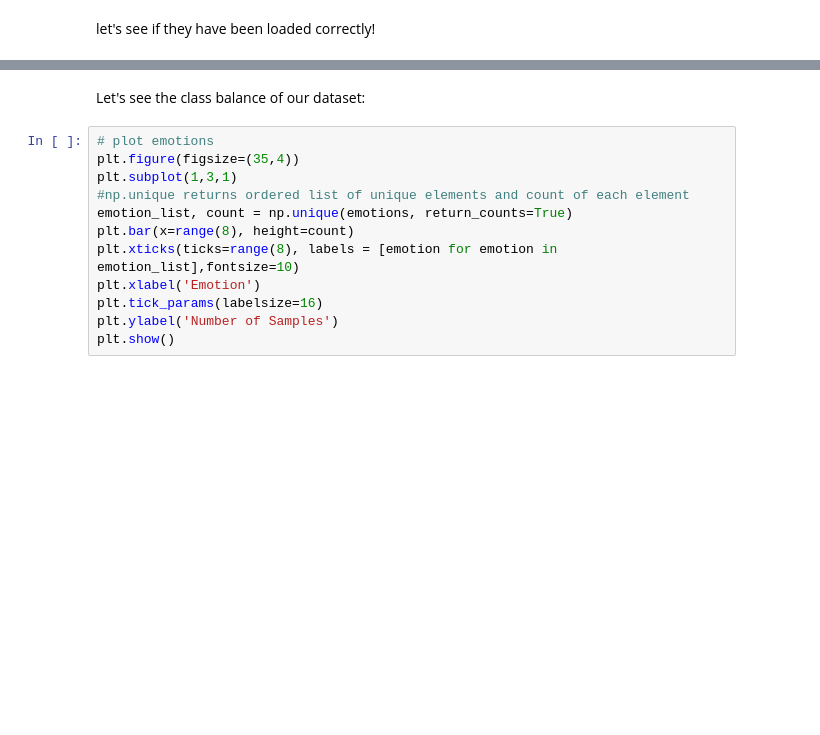
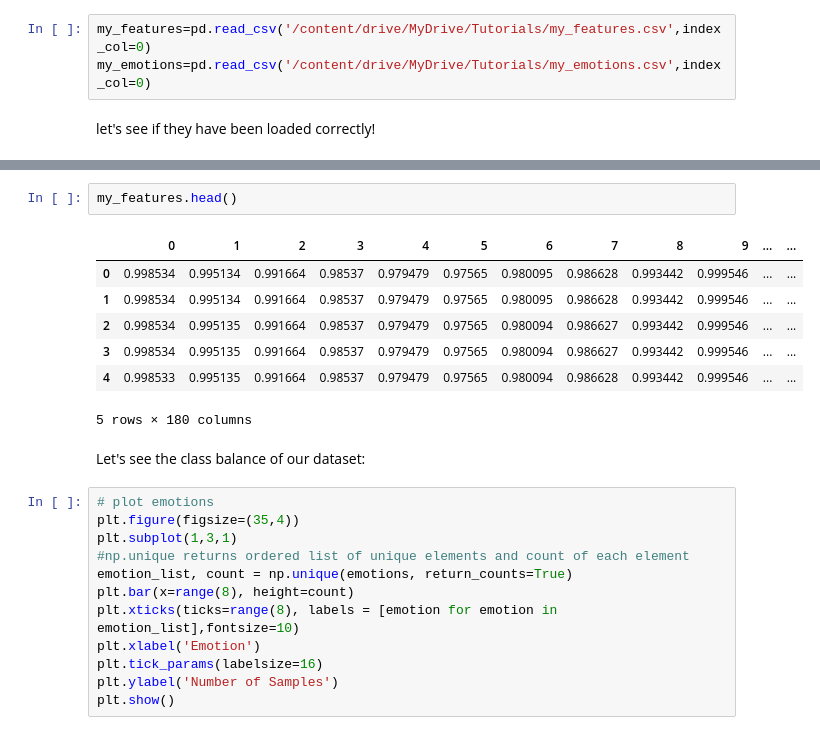
Before and after one commit to AikkiZafire/Week3-ClassicML, a Jupyter notebook: Week_3_MachineLearning.ipynb, the cells around one changed output, grey strips where cells are left out. Saved outputs shown, nothing was run; the diff lists cells and outputs as text; blank space fills up the shorter version.

```diff
--- a/Week_3_MachineLearning.ipynb
+++ b/Week_3_MachineLearning.ipynb
@@ -241,3 +245,6 @@ emotions=pd.read_csv('emotionsRavdess.csv',index_col=0)
+# %%
+my_features=pd.read_csv('/content/drive/MyDrive/Tutorials/my_features.csv',index_col=0)
+my_emotions=pd.read_csv('/content/drive/MyDrive/Tutorials/my_emotions.csv',index_col=0)
 # %% [markdown]
 let's see if they have been loaded correctly!
 # %%
@@ -252,4 +259,14 @@ features.head()
 5 rows × 180 columns
+# %%
+my_features.head()
+# %% [output]
+|  | 0 | 1 | 2 | 3 | 4 | 5 | 6 | 7 | 8 | 9 | ... | ... |
+| 0 | 0.998534 | 0.995134 | 0.991664 | 0.98537 | 0.979479 | 0.97565 | 0.980095 | 0.986628 | 0.993442 | 0.999546 | ... | ... |
+| 1 | 0.998534 | 0.995134 | 0.991664 | 0.98537 | 0.979479 | 0.97565 | 0.980095 | 0.986628 | 0.993442 | 0.999546 | ... | ... |
+| 2 | 0.998534 | 0.995135 | 0.991664 | 0.98537 | 0.979479 | 0.97565 | 0.980094 | 0.986627 | 0.993442 | 0.999546 | ... | ... |
+| 3 | 0.998534 | 0.995135 | 0.991664 | 0.98537 | 0.979479 | 0.97565 | 0.980094 | 0.986627 | 0.993442 | 0.999546 | ... | ... |
+| 4 | 0.998533 | 0.995135 | 0.991664 | 0.98537 | 0.979479 | 0.97565 | 0.980094 | 0.986628 | 0.993442 | 0.999546 | ... | ... |
+5 rows × 180 columns
 # %% [markdown]
 Let's see the class balance of our dataset:
 # %%
```
Also changed, not shown: parts of 15 cells of this notebook.
